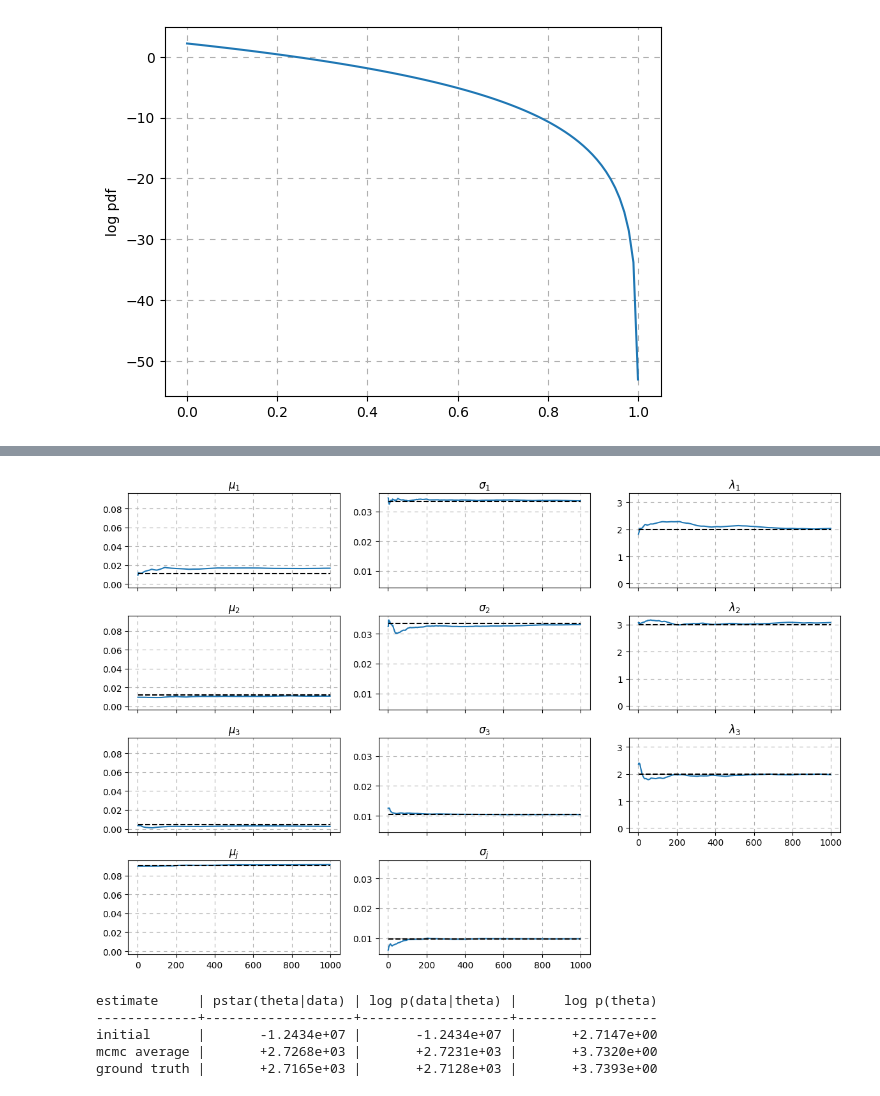
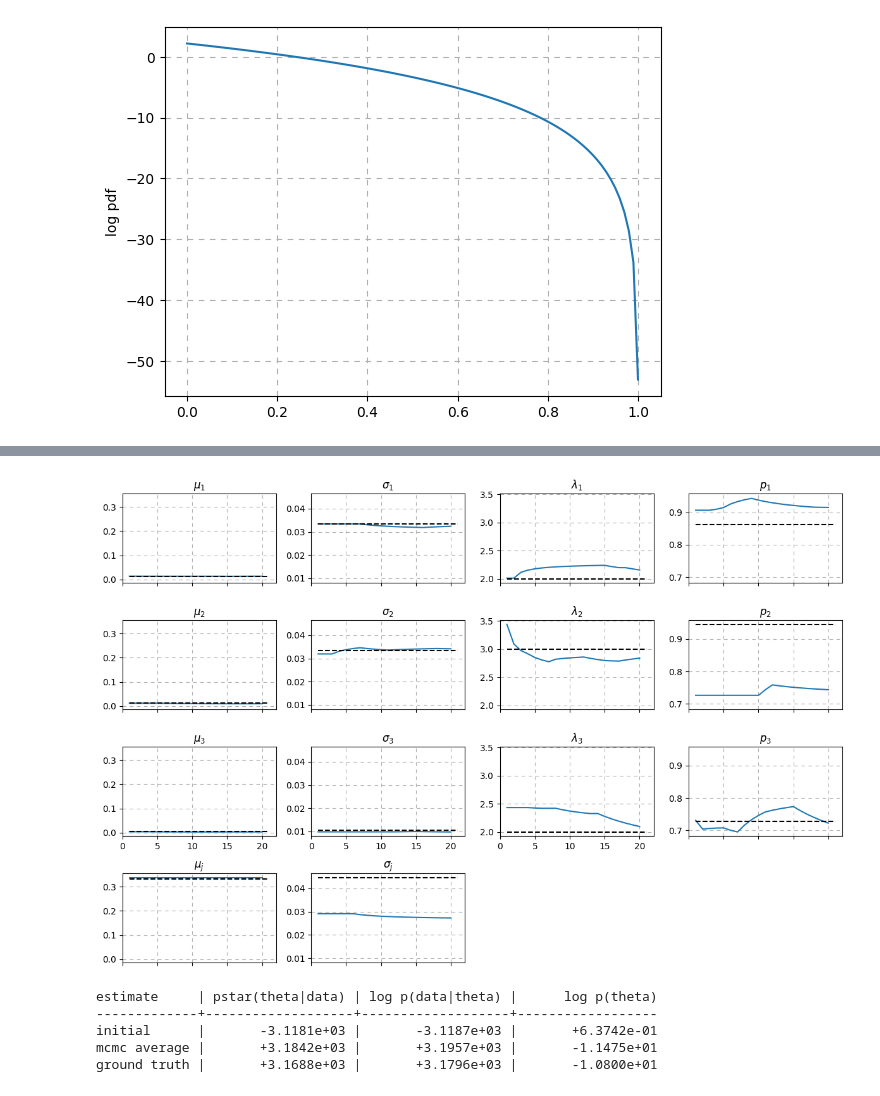
Before and after one commit to jordan-wei-taylor/dummy-jump-diffusion, a Jupyter notebook: jupyter.ipynb, the cells around one changed output, grey strips where cells are left out. Saved outputs shown, nothing was run; the diff lists cells and outputs as text; code cells hidden in the pictures.

```diff
--- a/jupyter.ipynb
+++ b/jupyter.ipynb
@@ -102,7 +119,7 @@ for j, title in enumerate(['price index', 'vol', 'jump']):
 
 ymin, ymax = index[:3].min(axis = 1), index[:3].max(axis = 1)
 for i, (ind, v, j, m, n) in enumerate(zip(index, vol, jump, mu, nt)):
-    ax[i, 0].plot(ind)
+    ax[i, 0].semilogy(ind)
     ax[i, 0].fill_betweenx([ymin[i], ymax[i]], start, start + n - 1, alpha = 0.2)
     ax[i, 0].set_ylabel(f'asset {i + 1}')
 
@@ -296,20 +363,27 @@ plt.show()
 # %%
 L = log.mean(axis = 1)
-plt.plot(L, label = r'mcmc sample')
-plt.yscale('symlog')
-plt.hlines(log_pstar(log_space, data = index, start = start), 0, len(log) - 1, ls = '--', colors = 'k', label = 'ground truth')
-plt.fill_betweenx([L.min(), L.max()], 0, len(log) * burn, fc = 'k', alpha = 0.2, label = f'burn in ({burn:.0%})')
-plt.grid(ls = (0, (5, 5)))
-plt.xlabel('sample')
-plt.ylabel(r'$\log p^{*}$')
-plt.legend()
 
+fig, ax = plt.subplots(1, 2, figsize = (12, 3))
+
+ax[0].plot(L, label = r'mcmc sample')
+ax[0].set_yscale('symlog')
+ax[0].hlines(log_pstar(log_space, data = data, start = start), 0, len(log) - 1, ls = '--', colors = 'k', label = 'ground truth')
+ax[0].fill_betweenx([L.min(), L.max()], 0, burn, fc = 'k', alpha = 0.2, label = f'burn in ({burn:,d})')
+ax[0].grid(ls = (0, (5, 5)))
+ax[0].set_xlabel('sample')
+ax[0].set_ylabel(r'$\log p^{*}$')
+ax[0].legend()
+
+ax[1].semilogy(range(burn, len(L)), L[burn:])
+ax[1].hlines(log_pstar(log_space, data = data, start = start), burn, len(log) - 1, ls = '--', colors = 'k')
+ax[1].set_xlabel('sample')
+plt.tight_layout()
 plt.show()
 
 print('param    |  initial |    truth |  average')
 print('---------+----------+----------+---------')
 for i, (text, truth, theta, element) in enumerate(zip(string, solution, theta0, average)):
-    q = i % 3
+    q = i % c
 
     # seperate each set of asset parameters
     if q == 0:
@@ -345,42 +419,44 @@ lam_10   |  +1.9000 |  +2.0000 |  +1.9274
 # %%
 # visualise the first 3 assets only and the jump parameters
-fig, ax = plt.subplots(4, 3, figsize = (12, 8), sharey = 'col')
+fig, ax = plt.subplots(4, c, figsize = (12, 8), sharey = 'col')
 
 x       = np.arange(1, len(samples) + 1)
 
 for k, (values, truth, title) in enumerate(zip(samples.T, solution, latex)):
-    i, j = divmod(k, 3)
-    if k == 12: break
-    if k >= 9:
-        i, j = 3, k % 9
+    i, j = divmod(k, c)
+    if k == (3 * c) + 2: break
+    if k >= (3 * c):
+        i, j = 3, k % (3 * c)
         values = samples[:,j - 2]
         truth  = solution[j - 2]
         title  = latex[j - 2]
     cum_vals = values.cumsum() / x
-    if j == 1 or (i, j) == (1, -1):
+    if j == 1:
         cum_vals = 10 ** cum_vals
     ax[i, j].plot(x, cum_vals)
     ax[i, j].hlines(truth, 1, len(samples) + 1, ls = '--', colors = 'k')
     ax[i, j].set_title(title)
     ax[i, j].grid(ls = (0, (5, 5)))
     if k not in range(8, 11):
         ax[i, j].set_xticklabels([])
-ax[-1, -1].set_visible(False)
+
+for j in range(c - 2):
+    ax[3,-1-j].set_visible(False)
 
 plt.tight_layout()
 # %% [output]
-[figure, old version]
+[figure, new version]
 # %%
 print('estimate     | pstar(theta|data) | log p(data|theta) |      log p(theta)')
 print('-------------+-------------------+-------------------+------------------')
 for text, values in zip(['initial', 'mcmc average', 'ground truth'], [theta0, average, log_space]):
-    results = ' | '.join(f'{fun(values, data = index, start = start):+17.4e}' for fun in [log_pstar, log_data_likelihood,  log_prior])
+    results = ' | '.join(f'{fun(theta = values, data = data, start = start):+17.4e}' for fun in [log_pstar, log_data_likelihood,  log_prior])
     print(f'{text:12s} | {results}')
 
 # we can see that the mcmc obtains a result very close to the ground truth (and obtains a marginally better pstar value)
 # %% [output]
 estimate     | pstar(theta|data) | log p(data|theta) |      log p(theta)
 -------------+-------------------+-------------------+------------------
-initial      |       -1.2434e+07 |       -1.2434e+07 |       +2.7147e+00
-mcmc average |       +2.7268e+03 |       +2.7231e+03 |       +3.7320e+00
-ground truth |       +2.7165e+03 |       +2.7128e+03 |       +3.7393e+00
+initial      |       -3.1181e+03 |       -3.1187e+03 |       +6.3742e-01
+mcmc average |       +3.1842e+03 |       +3.1957e+03 |       -1.1475e+01
+ground truth |       +3.1688e+03 |       +3.1796e+03 |       -1.0800e+01
```
Also changed, not shown: parts of 11 cells of this notebook.
